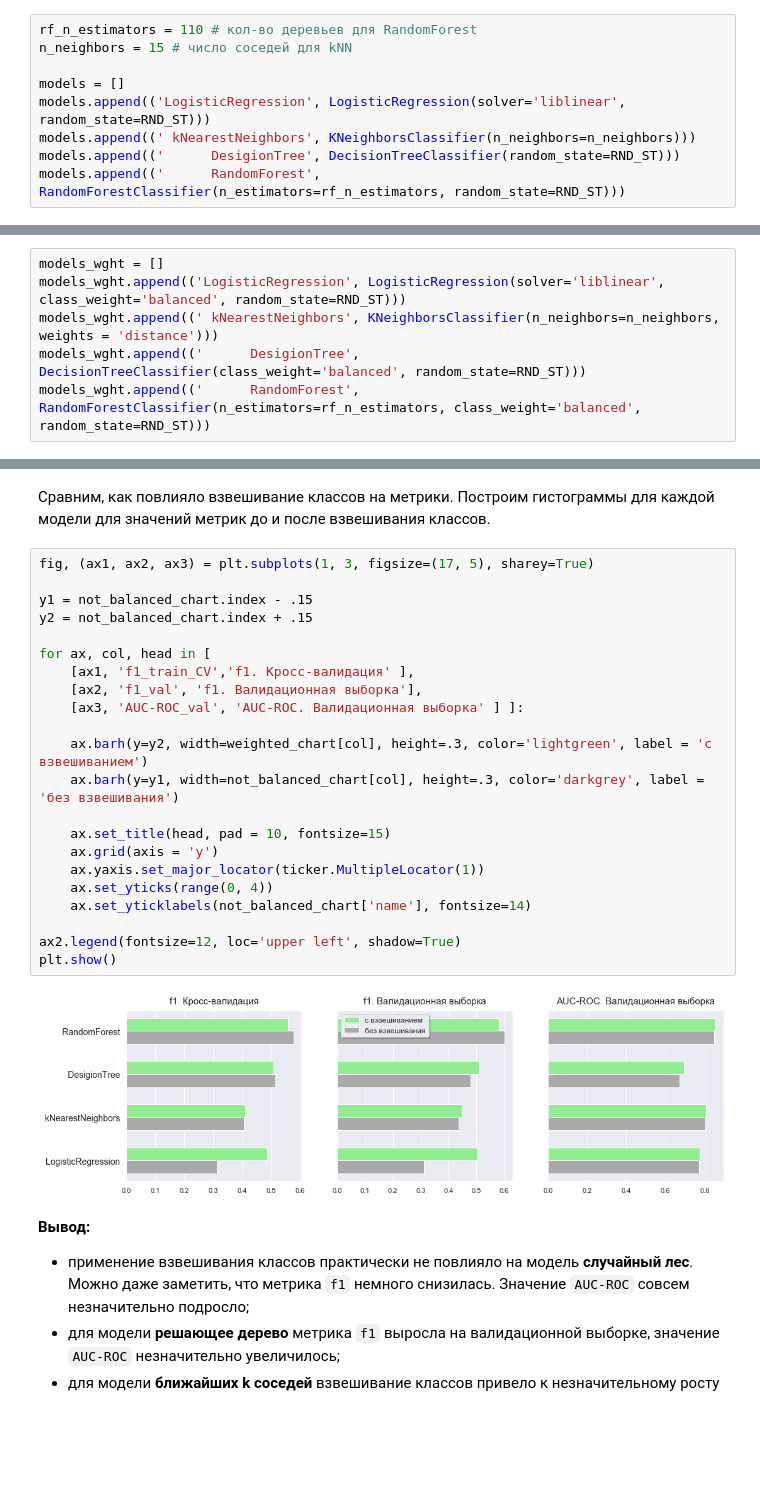
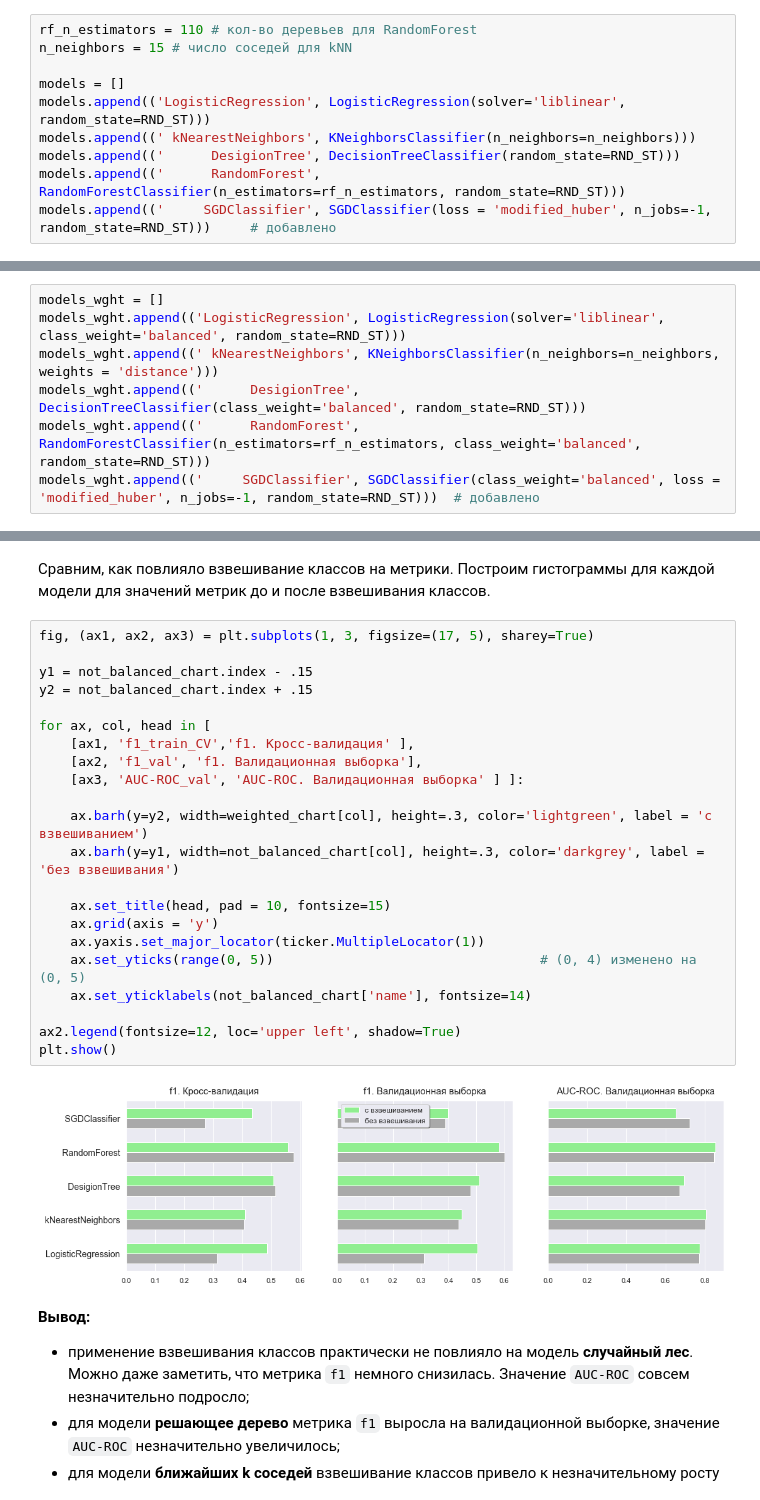
Before and after one commit to ArtemTolk/YPr_rep, a Jupyter notebook: BnkChrn_4GitPrjct.ipynb, the cells around one changed output, grey strips where cells are left out. Drawn from its saved outputs; the diff is of its cells as text; blank space fills up the shorter version.

```diff
--- a/BnkChrn_4GitPrjct.ipynb
+++ b/BnkChrn_4GitPrjct.ipynb
@@ -319,6 +323,7 @@ models.append(('LogisticRegression', LogisticRegression(solver='liblinear', rand
 models.append((' kNearestNeighbors', KNeighborsClassifier(n_neighbors=n_neighbors)))
 models.append(('      DesigionTree', DecisionTreeClassifier(random_state=RND_ST)))
 models.append(('      RandomForest', RandomForestClassifier(n_estimators=rf_n_estimators, random_state=RND_ST)))
+models.append(('     SGDClassifier', SGDClassifier(loss = 'modified_huber', n_jobs=-1, random_state=RND_ST)))     # добавлено
 # %%
 # sorted(SCORERS.keys())
 # %%
@@ -397,6 +404,7 @@ models_wght.append(('LogisticRegression', LogisticRegression(solver='liblinear',
 models_wght.append((' kNearestNeighbors', KNeighborsClassifier(n_neighbors=n_neighbors, weights = 'distance')))
 models_wght.append(('      DesigionTree', DecisionTreeClassifier(class_weight='balanced', random_state=RND_ST)))
 models_wght.append(('      RandomForest', RandomForestClassifier(n_estimators=rf_n_estimators, class_weight='balanced', random_state=RND_ST)))
+models_wght.append(('     SGDClassifier', SGDClassifier(class_weight='balanced', loss = 'modified_huber', n_jobs=-1, random_state=RND_ST)))  # добавлено
 # %%
 weighted_chart = model_casting(models_wght, X_train, X_val, y_train, y_val)
 display( weighted_chart.sort_values(by='AUC-ROC_val', ascending=False).reset_index(drop=True) )
@@ -415,27 +425,27 @@ LogisticRegression:      F1 train CV = 0.4859 (std = 0.0141) // F1 valid = 0.503
 # %%
 fig, (ax1, ax2, ax3) = plt.subplots(1, 3, figsize=(17, 5), sharey=True)
 
 y1 = not_balanced_chart.index - .15
 y2 = not_balanced_chart.index + .15
 
 for ax, col, head in [
     [ax1, 'f1_train_CV','f1. Кросс-валидация' ],
     [ax2, 'f1_val', 'f1. Валидационная выборка'],
     [ax3, 'AUC-ROC_val', 'AUC-ROC. Валидационная выборка' ] ]:
 
     ax.barh(y=y2, width=weighted_chart[col], height=.3, color='lightgreen', label = 'с взвешиванием')
     ax.barh(y=y1, width=not_balanced_chart[col], height=.3, color='darkgrey', label = 'без взвешивания')
 
     ax.set_title(head, pad = 10, fontsize=15)
     ax.grid(axis = 'y')
     ax.yaxis.set_major_locator(ticker.MultipleLocator(1))
-    ax.set_yticks(range(0, 4))
+    ax.set_yticks(range(0, 5))                                  # (0, 4) изменено на (0, 5)
     ax.set_yticklabels(not_balanced_chart['name'], fontsize=14)
 
 ax2.legend(fontsize=12, loc='upper left', shadow=True)
 plt.show()
 # %% [output]
-[figure, old version]
+[figure, new version]
 # %% [markdown]
 **Вывод:**
 - применение взвешивания классов практически не повлияло на модель **случайный лес**. Можно даже заметить, что метрика `f1` немного снизилась. Значение `AUC-ROC` совсем незначительно подросло;
```
Also changed, not shown: parts of 8 cells of this notebook.
